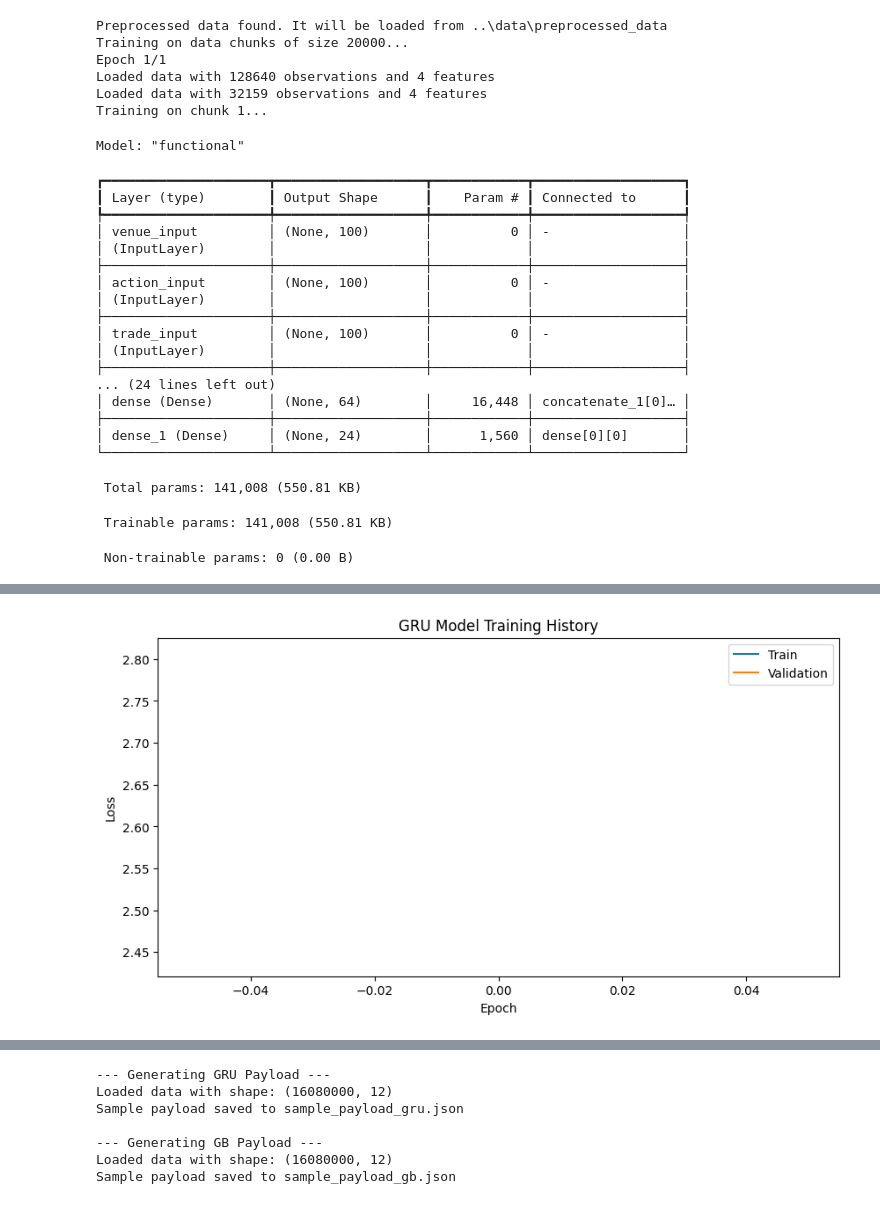
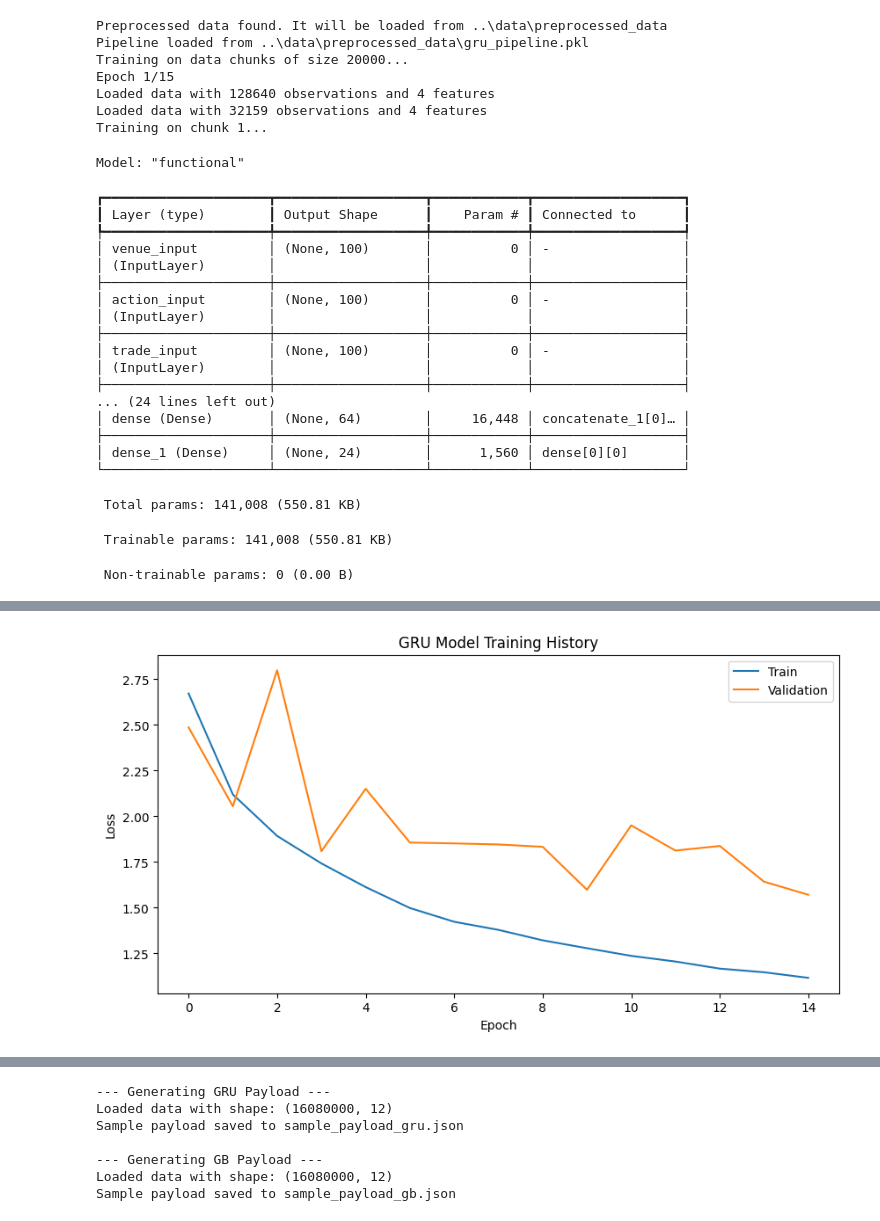
Before and after one commit to egardn/Guess_The_Stock, a Jupyter notebook: notebooks/project.ipynb, the cells around one changed output, grey strips where cells are left out. Saved outputs shown, nothing was run; the diff lists cells and outputs as text; code cells hidden in the pictures.

```diff
--- a/notebooks/project.ipynb
+++ b/notebooks/project.ipynb
@@ -243,12 +340,14 @@ GB: Predictions saved to ../predictions_gb_submission.csv
 # %%
 # Configure the GRU model
+# Parameters below were obtained via hyperparameter tuning
+# using Optuna. The best parameters were selected based on the validation loss.
 model_type = "gru"
 params = {
     'chunk_size': 20000,
     'val_split': 0.2,
     'preprocessed_dir': "../data/preprocessed_data",
     'checkpoint_dir': f"../models/{model_type}",
-    'epochs': 1,
+    'epochs': 15,
     'model_params': {
         'n_venues': 10,
         'n_actions': 3,
@@ -280,8 +379,9 @@ plt.legend()
 plt.show()
 # %% [output]
 Preprocessed data found. It will be loaded from ..\data\preprocessed_data
+Pipeline loaded from ..\data\preprocessed_data\gru_pipeline.pkl
 Training on data chunks of size 20000...
-Epoch 1/1
+Epoch 1/15
 Loaded data with 128640 observations and 4 features
 Loaded data with 32159 observations and 4 features
 Training on chunk 1...
@@ -325,2 +425,2 @@ Saving model checkpoint to ..\models\gru\gru_model_epoch_0.pkl
 Saving final model to ..\models\gru\final_model_gru.pkl
-[figure, old version]
+[figure, new version]
```
Also changed, not shown: parts of 17 cells of this notebook, 29 other files.
